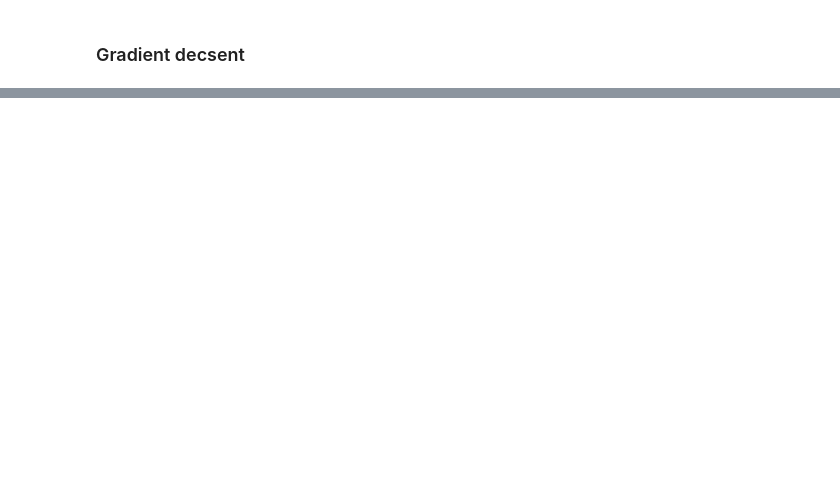
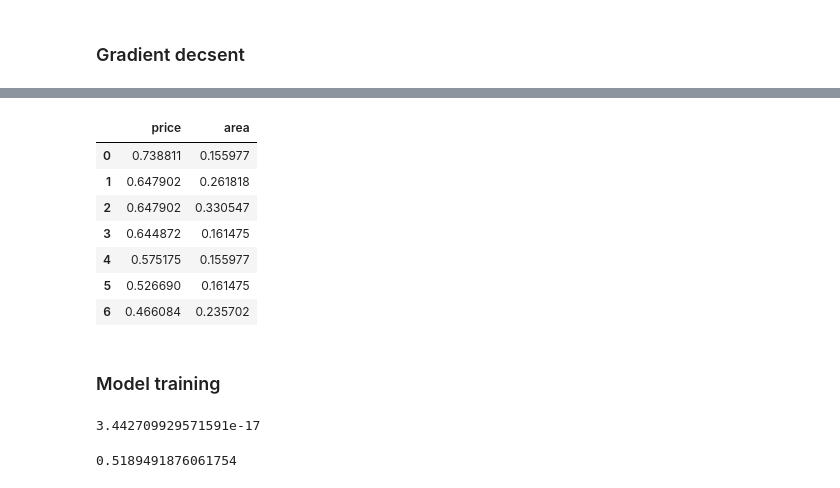
Before and after one commit to YuliiaChorna1/DataScience-03.1-Machine_Learning-Scikit-learn, a Jupyter notebook: linear_regression_practice.ipynb, the cells around one changed output, grey strips where cells are left out. Cells and saved outputs as stored; diff of their text form; code cells hidden in the pictures; blank space fills up the shorter version.

Commit message:
first model training

```diff
--- a/linear_regression_practice.ipynb
+++ b/linear_regression_practice.ipynb
@@ -94,0 +122,28 @@ def grad_descent(weights, df, num_iter, learning_rate=0.001, epsilon=0.01):
+# %%
+def normalization(data):
+    mean = np.mean(data)
+    vague_range = np.max(data) - np.min(data)
+    result = []
+    for x in data:
+        norm_x = (x - mean)/vague_range
+        result.append(norm_x)
+
+    return result
+# %%
+norm = pd.DataFrame()
+# %%
+norm["price"] = normalization(df.price)
+norm["area"] = normalization(df.area)
+
+norm.head(7)
+# %% [output]
+|  | price | area |
+| 0 | 0.738811 | 0.155977 |
+| 1 | 0.647902 | 0.261818 |
+| 2 | 0.647902 | 0.330547 |
+| 3 | 0.644872 | 0.161475 |
+| 4 | 0.575175 | 0.155977 |
+| 5 | 0.526690 | 0.161475 |
+| 6 | 0.466084 | 0.235702 |
+# %% [markdown]
+### Model training
@@ -94,0 +152,8 @@ def grad_descent(weights, df, num_iter, learning_rate=0.001, epsilon=0.01):
+# %%
+w_0
+# %% [output]
+3.442709929571591e-17
+# %%
+w_1
+# %% [output]
+0.5189491876061754
```
Also changed, not shown: parts of 26 cells of this notebook.
